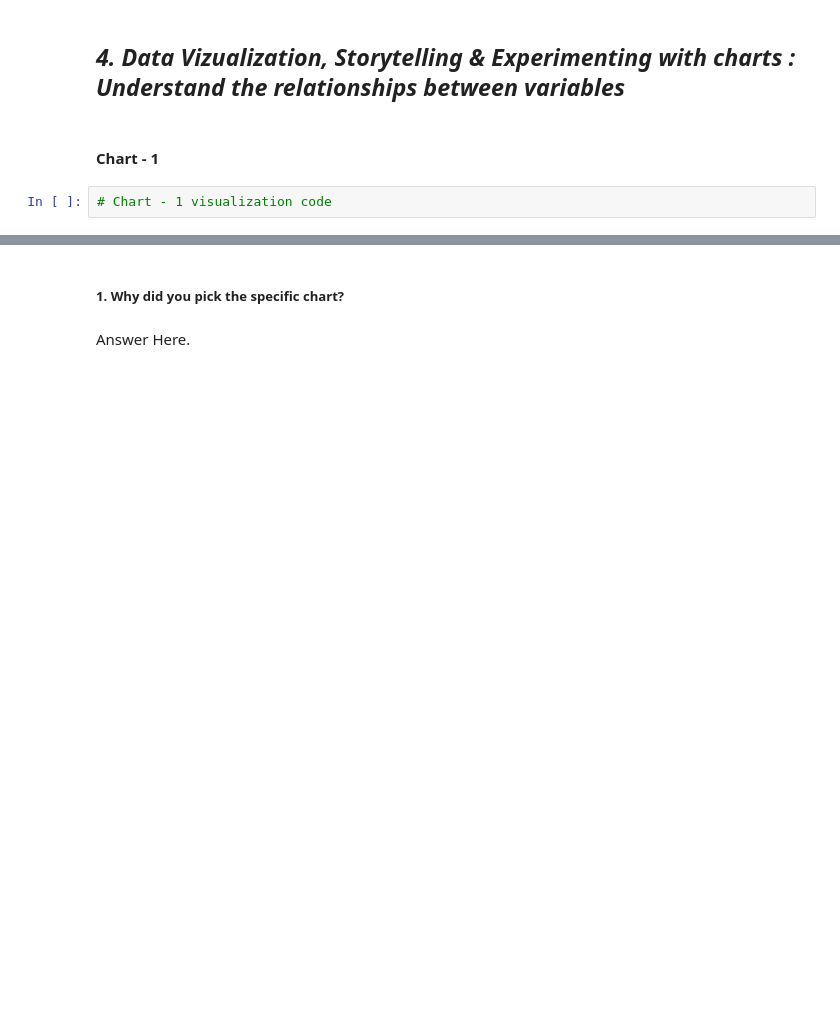
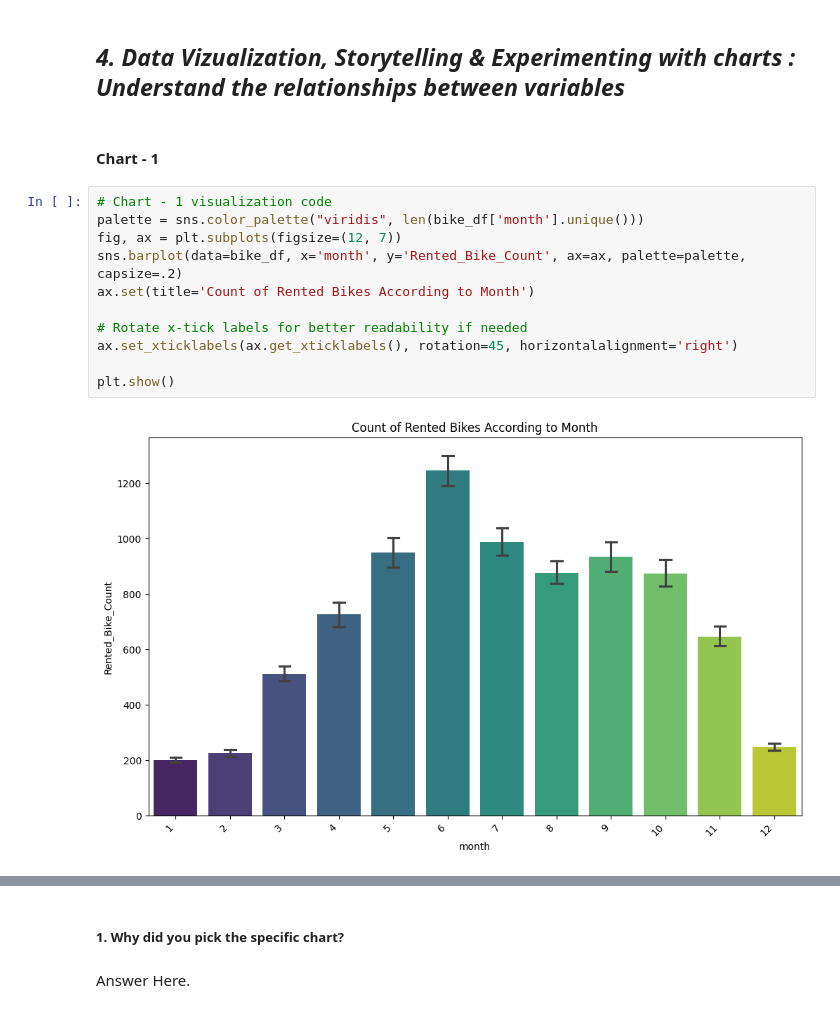
Before and after one commit to debobratopaul/CAPSTONE_PROJECT_ML_Regression_Bike_Sharing_Demand_Prediction, a Jupyter notebook: Capstone_Regression_Bike_Sharing_Demand_Prediction.ipynb, the cells around one changed output, grey strips where cells are left out. Drawn from its saved outputs; the diff is of its cells as text; blank space fills up the shorter version.

```diff
--- a/Capstone_Regression_Bike_Sharing_Demand_Prediction.ipynb
+++ b/Capstone_Regression_Bike_Sharing_Demand_Prediction.ipynb
@@ -426,5 +425,16 @@ As "Hour","month","weekdays_weekend" column are show as a integer data type but
 ## ***4. Data Vizualization, Storytelling & Experimenting with charts : Understand the relationships between variables***
 # %% [markdown]
 #### Chart - 1
-# %%
-# Chart - 1 visualization code
+# %%
+# Chart - 1 visualization code
+palette = sns.color_palette("viridis", len(bike_df['month'].unique()))
+fig, ax = plt.subplots(figsize=(12, 7))
+sns.barplot(data=bike_df, x='month', y='Rented_Bike_Count', ax=ax, palette=palette, capsize=.2)
+ax.set(title='Count of Rented Bikes According to Month')
+
+# Rotate x-tick labels for better readability if needed
+ax.set_xticklabels(ax.get_xticklabels(), rotation=45, horizontalalignment='right')
+
+plt.show()
+# %% [output]
+[figure, added]
```
Also changed, not shown: parts of 149 cells of this notebook.
